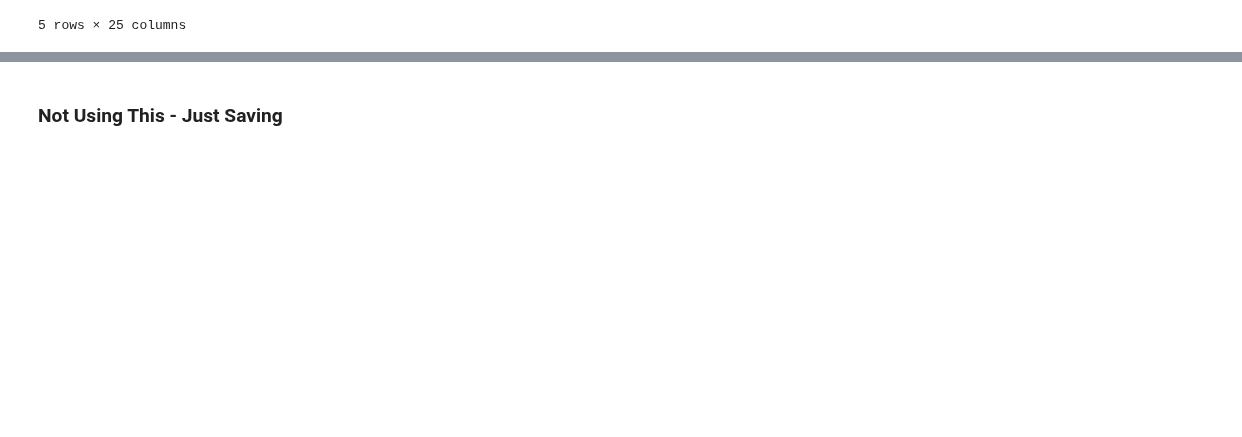
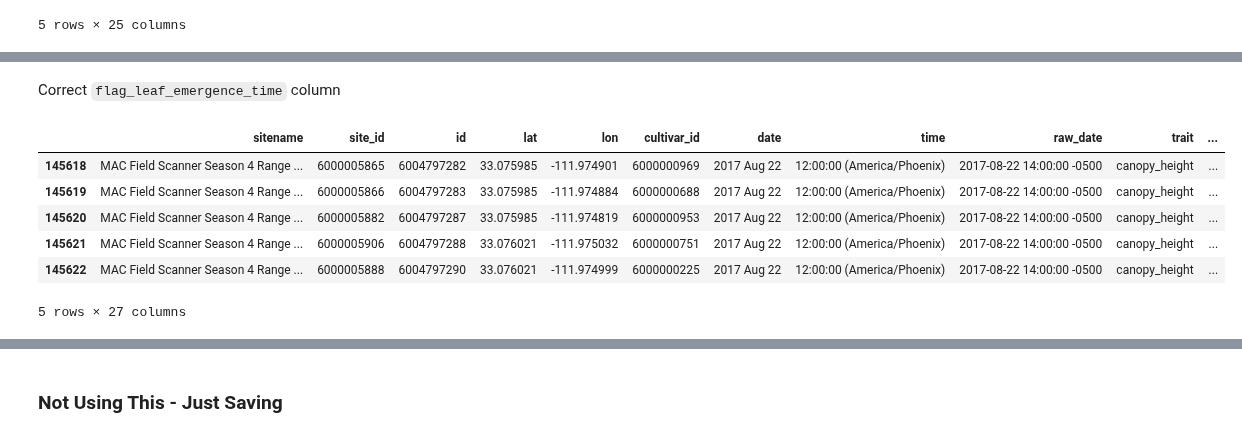
Before and after one commit to genophenoenvo/terraref-datasets, a Jupyter notebook: notebooks/season_4_pheno_table_2.ipynb, the cells around one changed output, grey strips where cells are left out. Drawn from its saved outputs; the diff is of its cells as text; code cells hidden in the pictures; blank space fills up the shorter version.

```diff
--- a/notebooks/season_4_pheno_table_2.ipynb
+++ b/notebooks/season_4_pheno_table_2.ipynb
@@ -426,0 +482,13 @@ new_df.to_csv('lots_of_traits_df.csv')
+# %% [markdown]
+Correct `flag_leaf_emergence_time` column
+# %%
+df = df.assign(flag_leaf_emergence_time = np.nan)
+df.tail()
+# %% [output]
+|  | sitename | site_id | id | lat | lon | cultivar_id | date | time | raw_date | trait | ... |
+| 145618 | MAC Field Scanner Season 4 Range ... | 6000005865 | 6004797282 | 33.075985 | -111.974901 | 6000000969 | 2017 Aug 22 | 12:00:00 (America/Phoenix) | 2017-08-22 14:00:00 -0500 | canopy_height | ... |
+| 145619 | MAC Field Scanner Season 4 Range ... | 6000005866 | 6004797283 | 33.075985 | -111.974884 | 6000000688 | 2017 Aug 22 | 12:00:00 (America/Phoenix) | 2017-08-22 14:00:00 -0500 | canopy_height | ... |
+| 145620 | MAC Field Scanner Season 4 Range ... | 6000005882 | 6004797287 | 33.075985 | -111.974819 | 6000000953 | 2017 Aug 22 | 12:00:00 (America/Phoenix) | 2017-08-22 14:00:00 -0500 | canopy_height | ... |
+| 145621 | MAC Field Scanner Season 4 Range ... | 6000005906 | 6004797288 | 33.076021 | -111.975032 | 6000000751 | 2017 Aug 22 | 12:00:00 (America/Phoenix) | 2017-08-22 14:00:00 -0500 | canopy_height | ... |
+| 145622 | MAC Field Scanner Season 4 Range ... | 6000005888 | 6004797290 | 33.076021 | -111.974999 | 6000000225 | 2017 Aug 22 | 12:00:00 (America/Phoenix) | 2017-08-22 14:00:00 -0500 | canopy_height | ... |
+5 rows × 27 columns
```
Also changed, not shown: parts of 11 cells of this notebook.
